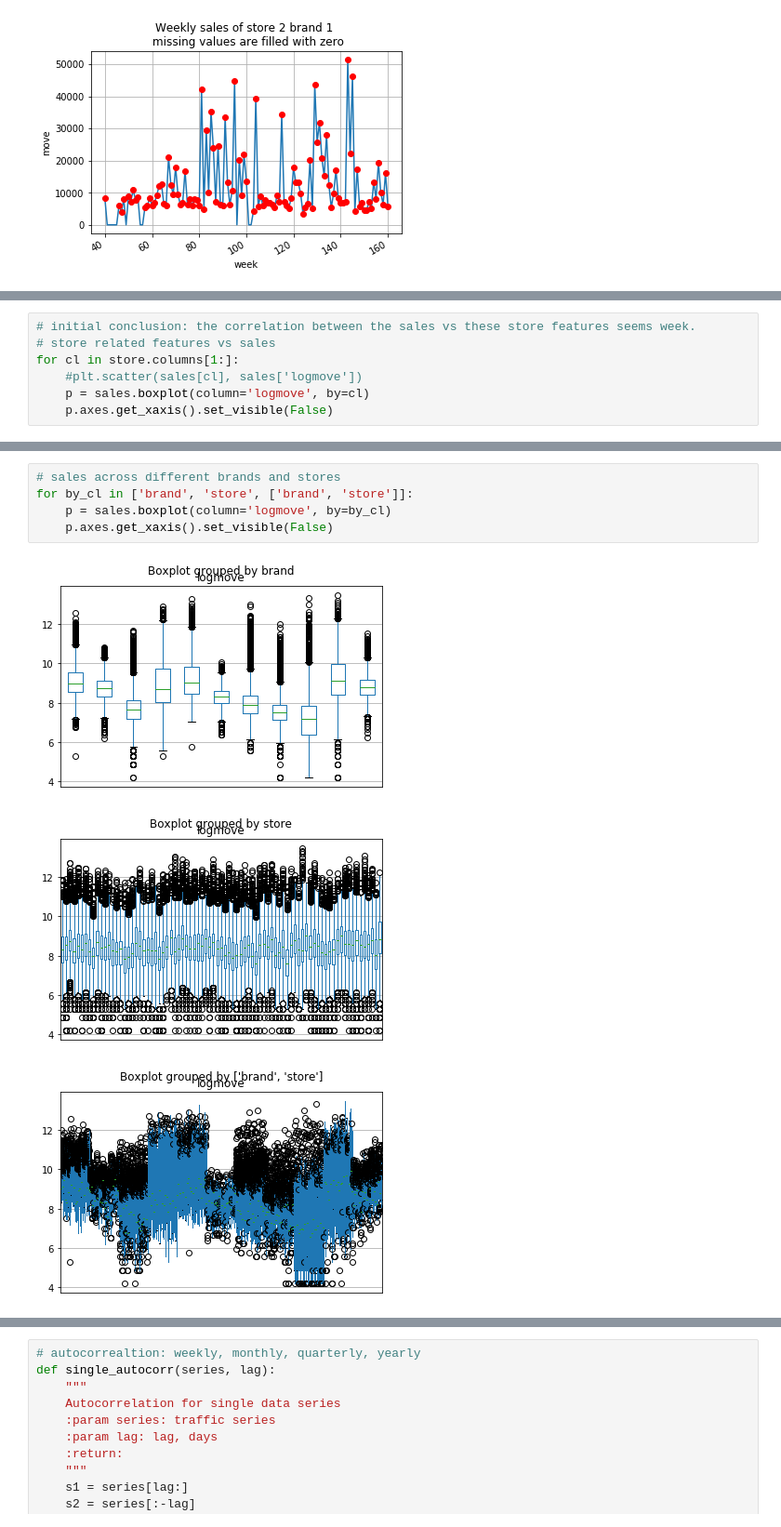
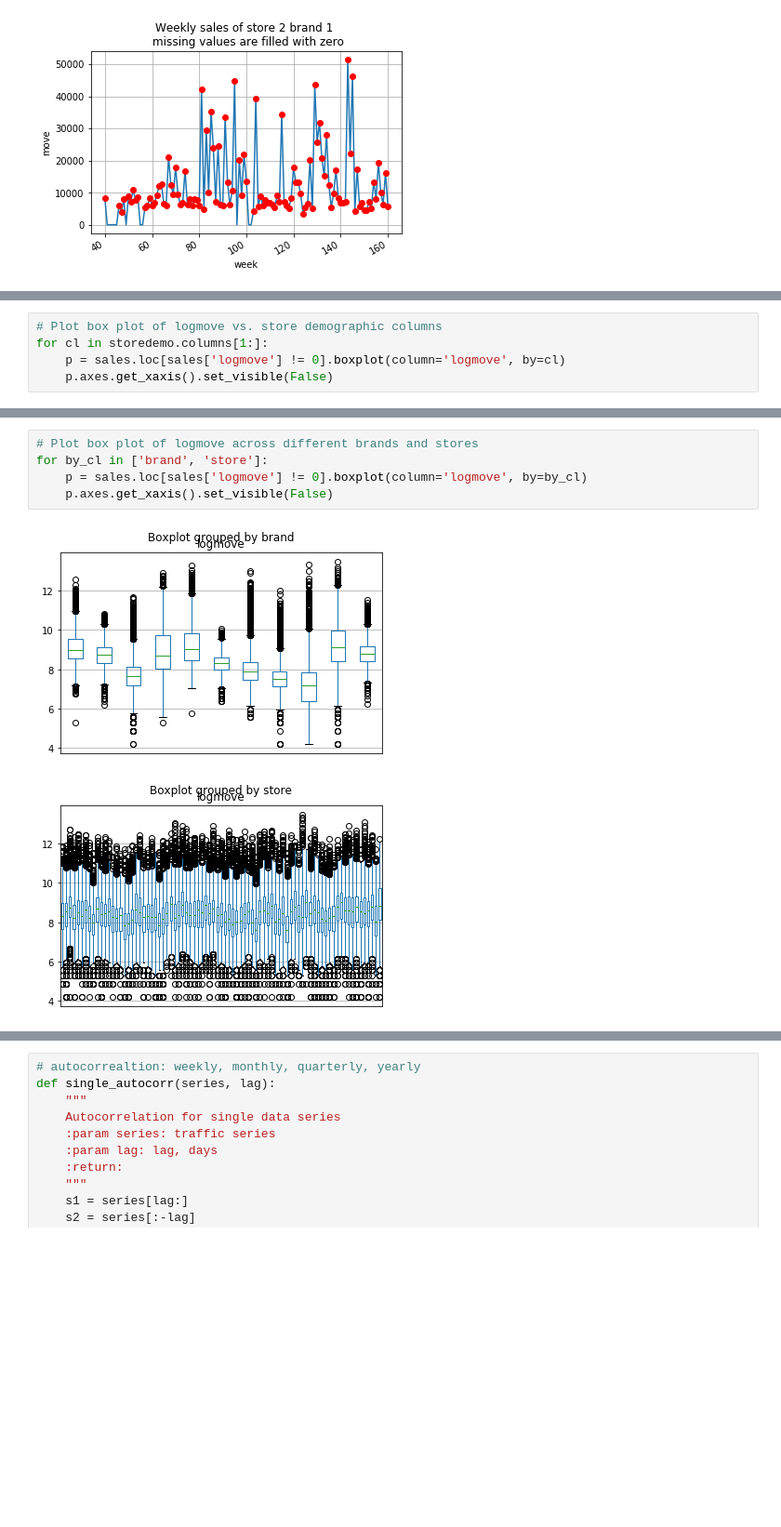
Before and after one commit to sdonohoo/forecasting, a Jupyter notebook: retail_sales/OrangeJuice_Pt_3Weeks_Weekly/data_explore/explore_oj_data_python.ipynb, the cells around one changed output, grey strips where cells are left out. Shown at 93% size. Cells and saved outputs as stored; diff of their text form; blank space fills up the shorter version.

```diff
--- a/retail_sales/OrangeJuice_Pt_3Weeks_Weekly/data_explore/explore_oj_data_python.ipynb
+++ b/retail_sales/OrangeJuice_Pt_3Weeks_Weekly/data_explore/explore_oj_data_python.ipynb
@@ -138,8 +172,6 @@ for row in axes:
 # %%
-# initial conclusion: the correlation between the sales vs these store features seems week.
-# store related features vs sales
-for cl in store.columns[1:]:
-    #plt.scatter(sales[cl], sales['logmove'])
-    p = sales.boxplot(column='logmove', by=cl)
+# Plot box plot of logmove vs. store demographic columns
+for cl in storedemo.columns[1:]:
+    p = sales.loc[sales['logmove'] != 0].boxplot(column='logmove', by=cl)
     p.axes.get_xaxis().set_visible(False)
 # %% [output]
@@ -157,9 +189,8 @@ for cl in store.columns[1:]:
 # %%
-# sales across different brands and stores
-for by_cl in ['brand', 'store', ['brand', 'store']]:
-    p = sales.boxplot(column='logmove', by=by_cl)
+# Plot box plot of logmove across different brands and stores
+for by_cl in ['brand', 'store']:
+    p = sales.loc[sales['logmove'] != 0].boxplot(column='logmove', by=by_cl)
     p.axes.get_xaxis().set_visible(False)
 # %% [output]
-[figure, old version]
+[figure, new version]
-[figure, old version]
+[figure, new version]
-[figure, removed]
```
Also changed, not shown: parts of 7 cells of this notebook.
